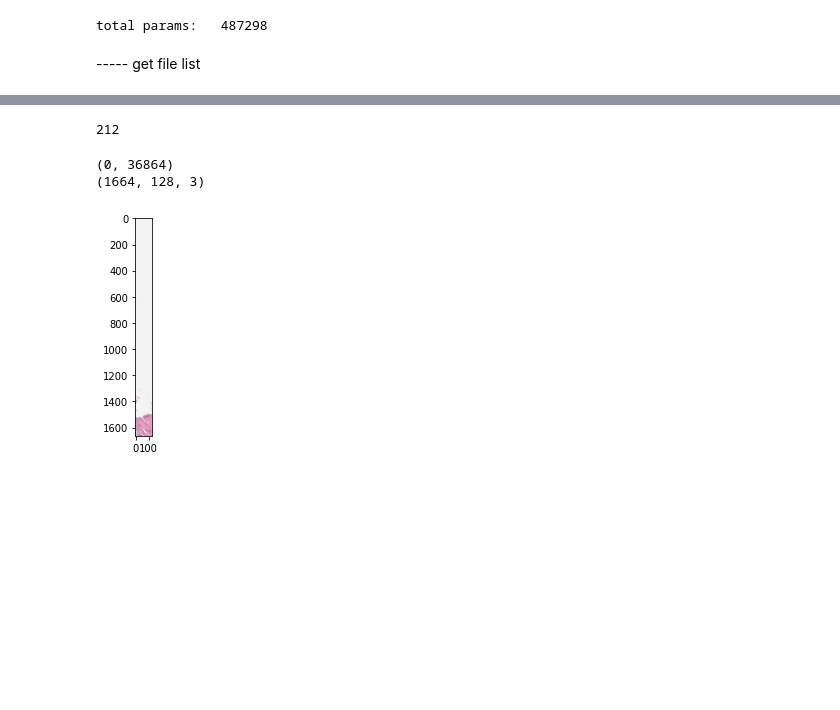
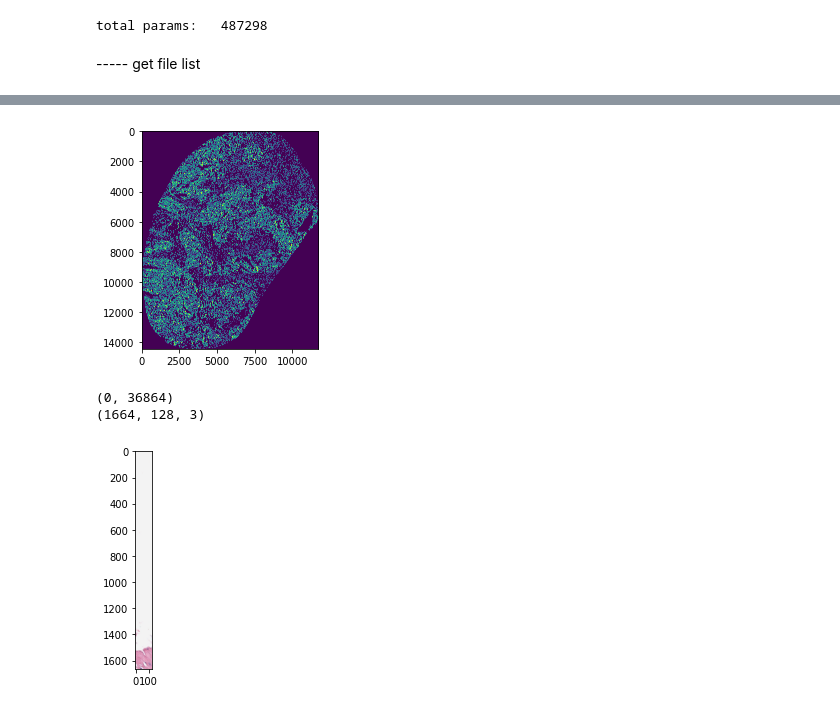
Before and after one commit to Hxitech/PytorchDigitalPathology, a Jupyter notebook: segmentation_epistroma_unet/make_output_unet_cmd_wsi.ipynb, the cells around one changed output, grey strips where cells are left out. Drawn from its saved outputs; the diff is of its cells as text; code cells hidden in the pictures; blank space fills up the shorter version.

```diff
--- a/segmentation_epistroma_unet/make_output_unet_cmd_wsi.ipynb
+++ b/segmentation_epistroma_unet/make_output_unet_cmd_wsi.ipynb
@@ -229,7 +235,9 @@ print(np.shape(mask))
-# %%
-patch_size - (w_orig % patch_size)
-# %% [output]
-212
+# %%
+import matplotlib.pyplot as plt
+plt.imshow(output)
+plt.show()
+# %% [output]
+[figure, added]
 # %%
 print(batch_points)
 print(np.shape(big_patch))
```
Also changed, not shown: parts of 7 cells of this notebook, 1 other file.
